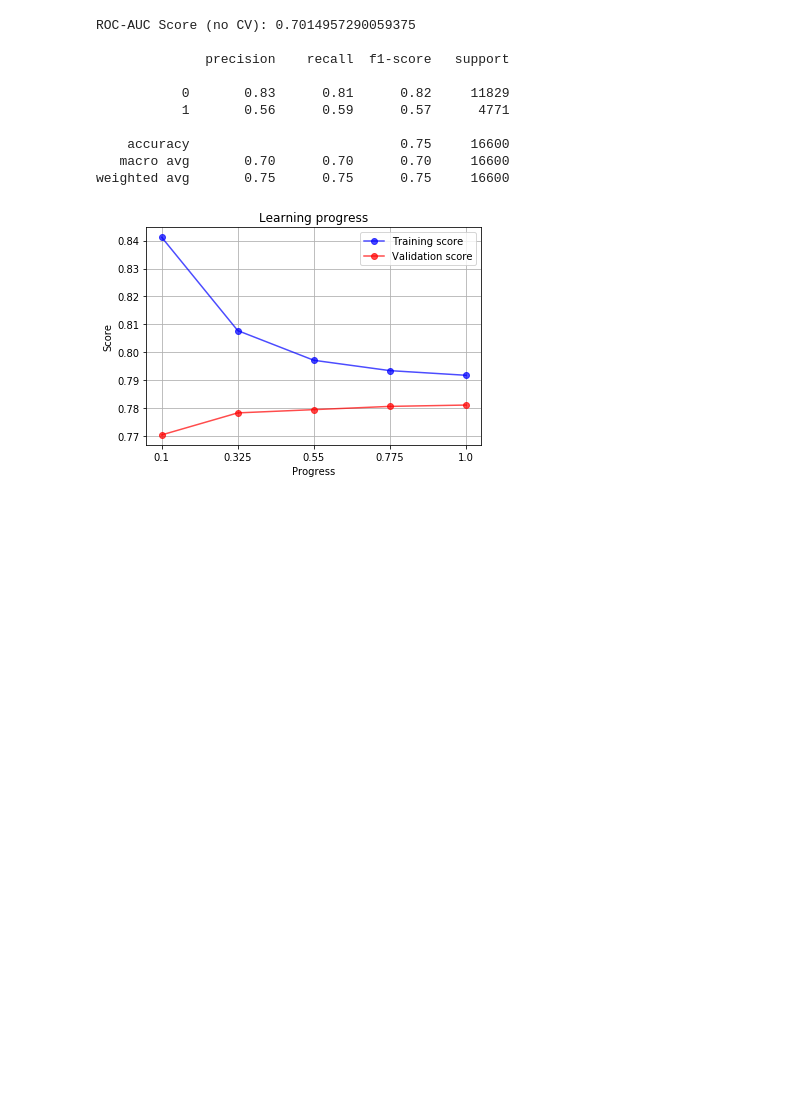
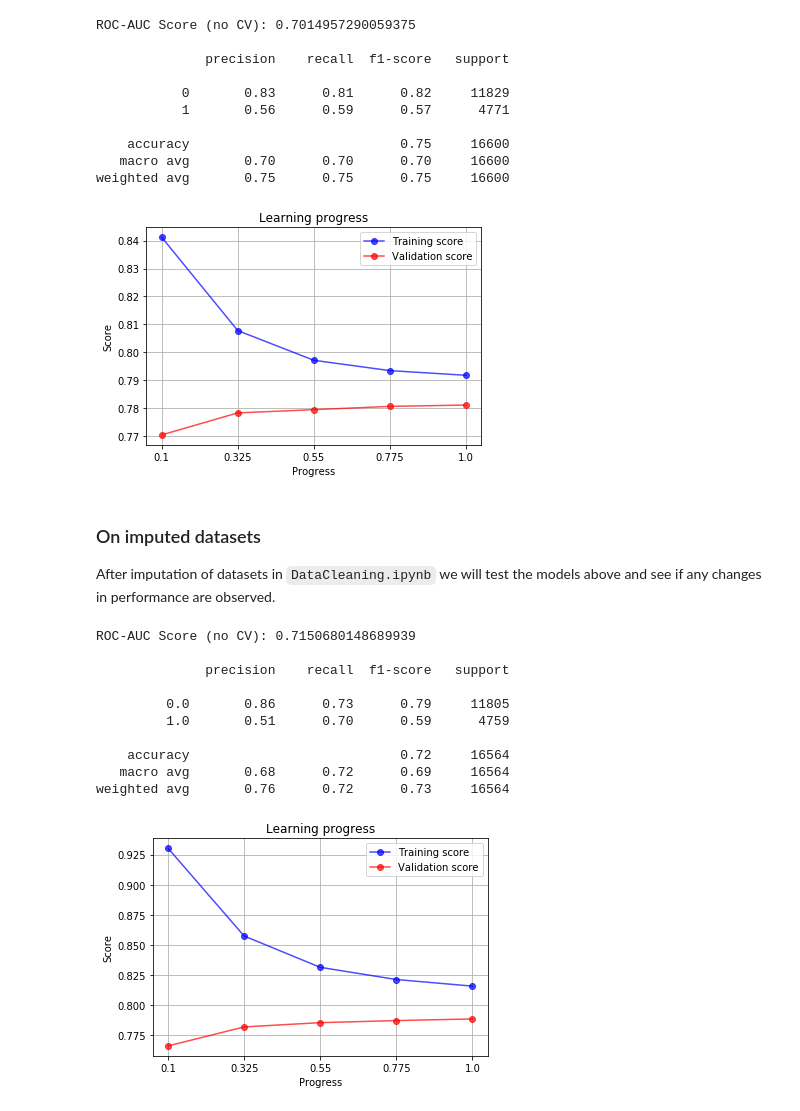
Before and after one commit to AbhishekSureddy/MS4610-Project-2020, a Jupyter notebook: code/ModelSelection.ipynb, the cells around one changed output. Cells and saved outputs as stored; diff of their text form; code cells hidden in the pictures; blank space fills up the shorter version.

Commit message:
scripts and data updated

```diff
--- a/code/ModelSelection.ipynb
+++ b/code/ModelSelection.ipynb
@@ -82,10 +83,6 @@ In this section, we check the performance of **gradient boosted decision-tree mo
 2. LightGBM Classifier
 # %%
 # XGBoost Classifier
-
-# Label encoding card_type column
-le = LabelEncoder()
-train['card_type'] = le.fit_transform(train.card_type)
 
 # Features and target are defined
 y = train.default_ind.values
@@ -129,10 +126,6 @@ weighted avg       0.76      0.72      0.73     16600
 [figure]
 # %%
 # LightGBM Classifier
-
-# Label encoding card_type column
-le = LabelEncoder()
-train['card_type'] = le.fit_transform(train.card_type)
 
 # Features and target are defined
 y = train.default_ind.values
@@ -174,3 +167,49 @@ ROC-AUC Score (no CV): 0.7014957290059375
    macro avg       0.70      0.70      0.70     16600
 weighted avg       0.75      0.75      0.75     16600
 [figure]
+# %% [markdown]
+### On imputed datasets
+After imputation of datasets in `DataCleaning.ipynb` we will test the models above and see if any changes in performance are observed.
+# %%
+# XGBoost Classifier
+
+# Features and target are defined
+y = train.default_ind.values
+X = train.drop(['application_key', 'default_ind'], axis=1).values
+
+# Split into train and evaluation sets (80-20 split)
+X_train, X_val, y_train, y_val = train_test_split(X, y, test_size=0.2, stratify=y, random_state=123)
+
+# Model definiton and training
+model = XGBClassifier(n_estimators=200,
+                      max_depth=4,
+                      learning_rate=0.05,
+                      objective='binary:logistic',
+                      scale_pos_weight=2.4794,
+                      random_state=123)
+
+model.fit(X_train, y_train)
+
+# Prediction
+preds = model.predict(X_val)
+
+# Scoring
+score = roc_auc_score(y_val, preds)
+print("ROC-AUC Score (no CV): {}".format(score))
+print('')
+print(classification_report(y_val, preds))
+
+# Show learning progress
+learn_progress(model, X, y, res=5, scoring='roc_auc', cv=2)
+# %% [output]
+ROC-AUC Score (no CV): 0.7150680148689939
+
+              precision    recall  f1-score   support
+
+         0.0       0.86      0.73      0.79     11805
+         1.0       0.51      0.70      0.59      4759
+
+    accuracy                           0.72     16564
+   macro avg       0.68      0.72      0.69     16564
+weighted avg       0.76      0.72      0.73     16564
+[figure, added]
```
Also changed, not shown: parts of 1 cell of this notebook, 3 other files.
